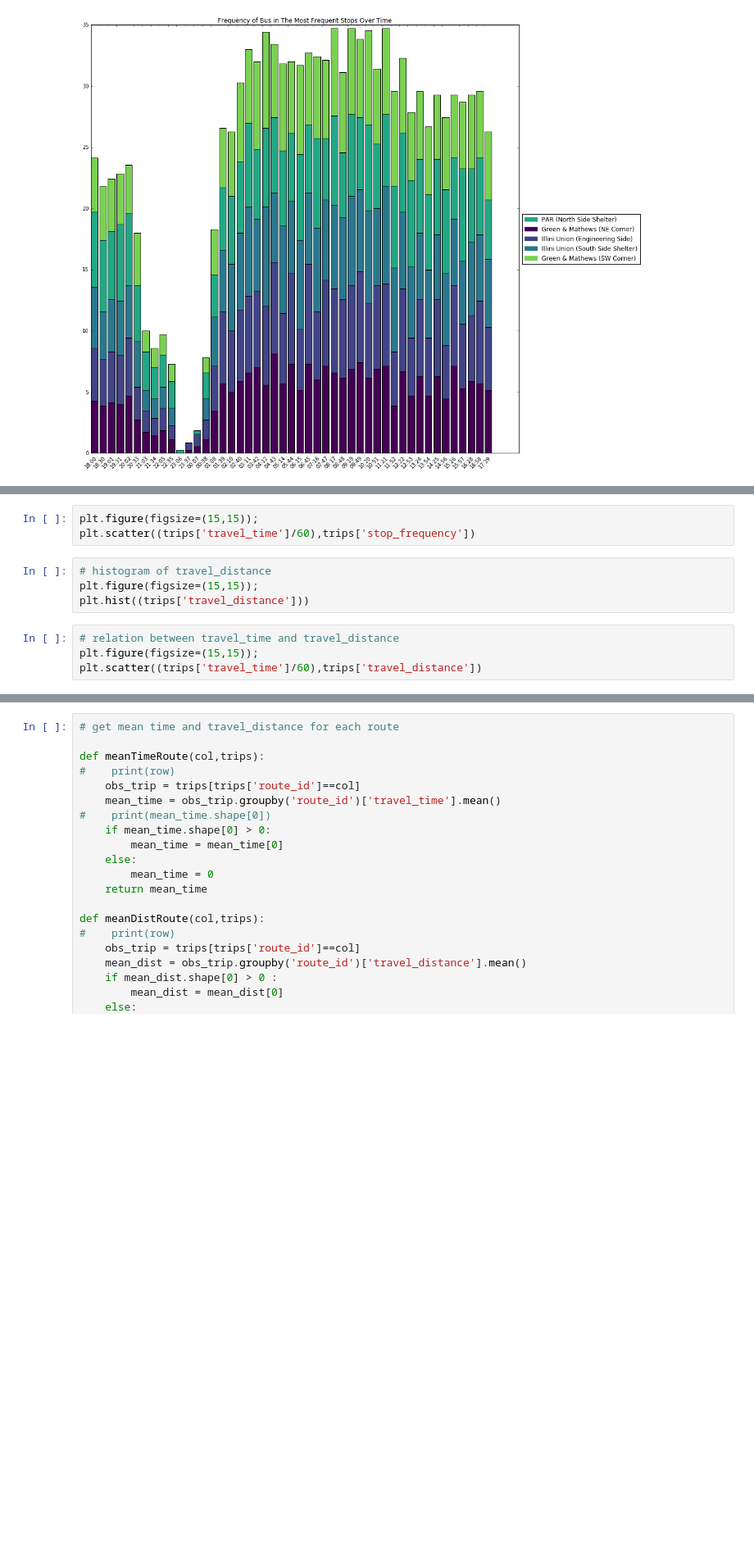
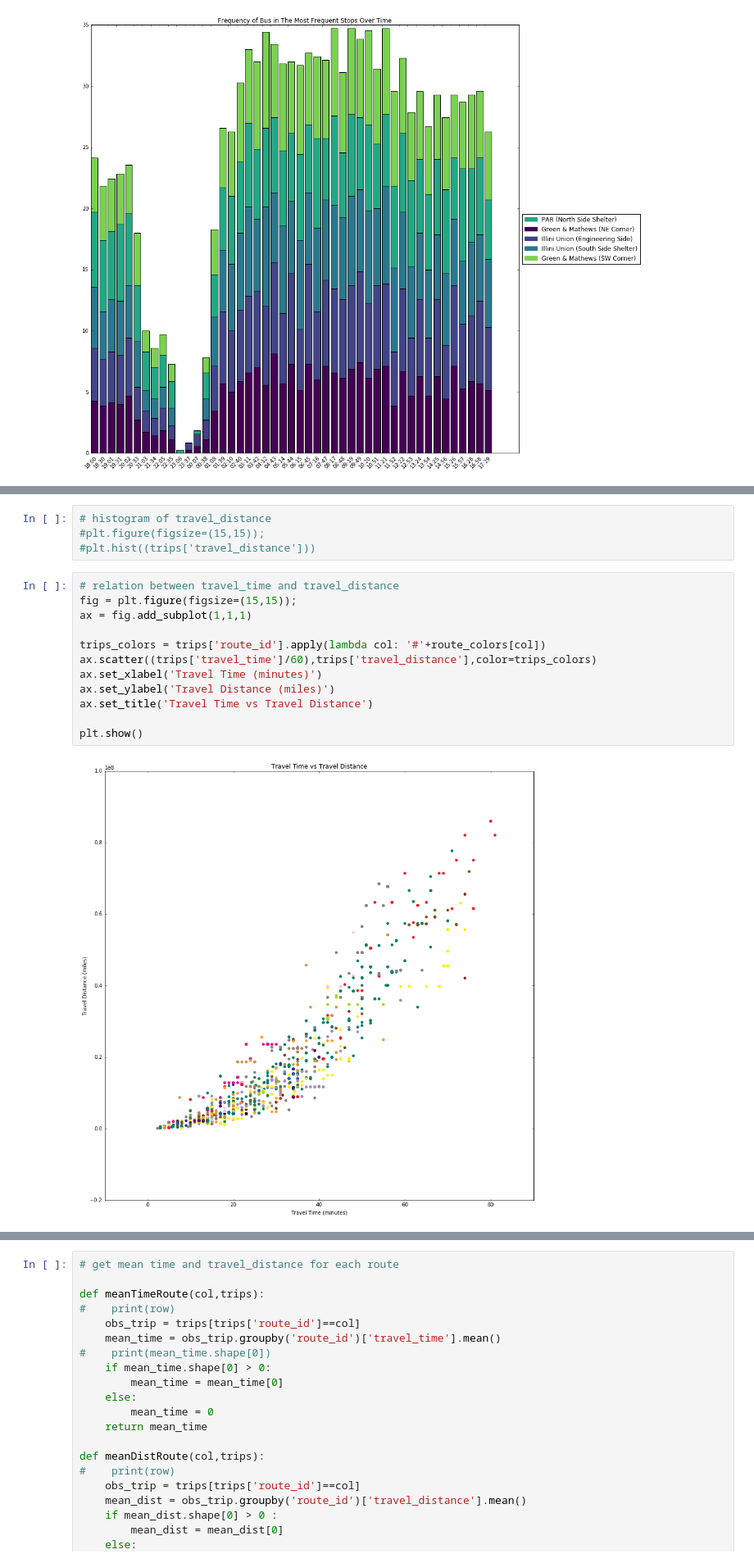
Before and after one commit to nikolausn/project-spring2017, a Jupyter notebook: part1/cumtd.ipynb, the cells around one changed output, grey strips where cells are left out. Shown at 82% size. Drawn from its saved outputs; the diff is of its cells as text; blank space fills up the shorter version.

```diff
--- a/part1/cumtd.ipynb
+++ b/part1/cumtd.ipynb
@@ -666,14 +675,21 @@ plt.hist((trips['travel_time']/60))
 # %%
-plt.figure(figsize=(15,15));
-plt.scatter((trips['travel_time']/60),trips['stop_frequency'])
+# histogram of travel_distance
+#plt.figure(figsize=(15,15));
+#plt.hist((trips['travel_distance']))
-# %%
-# histogram of travel_distance
-plt.figure(figsize=(15,15));
-plt.hist((trips['travel_distance']))
 # %%
 # relation between travel_time and travel_distance
-plt.figure(figsize=(15,15));
-plt.scatter((trips['travel_time']/60),trips['travel_distance'])
+fig = plt.figure(figsize=(15,15));
+ax = fig.add_subplot(1,1,1)
+
+trips_colors = trips['route_id'].apply(lambda col: '#'+route_colors[col])
+ax.scatter((trips['travel_time']/60),trips['travel_distance'],color=trips_colors)
+ax.set_xlabel('Travel Time (minutes)')
+ax.set_ylabel('Travel Distance (miles)')
+ax.set_title('Travel Time vs Travel Distance')
+
+plt.show()
+# %% [output]
+[figure, added]
 # %%
 #trips[trips.travel_time<0]
 #trips[trips['travel_time']<=0]
```
Also changed, not shown: parts of 10 cells of this notebook.
